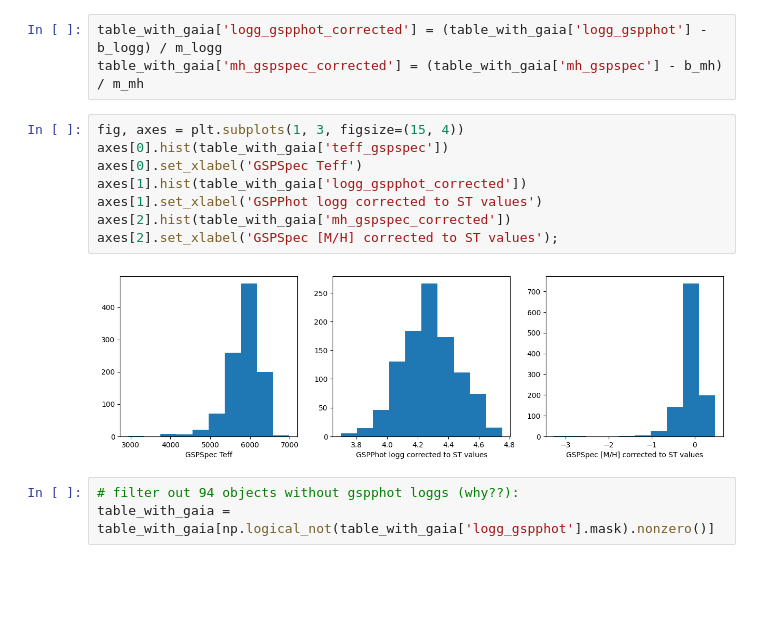
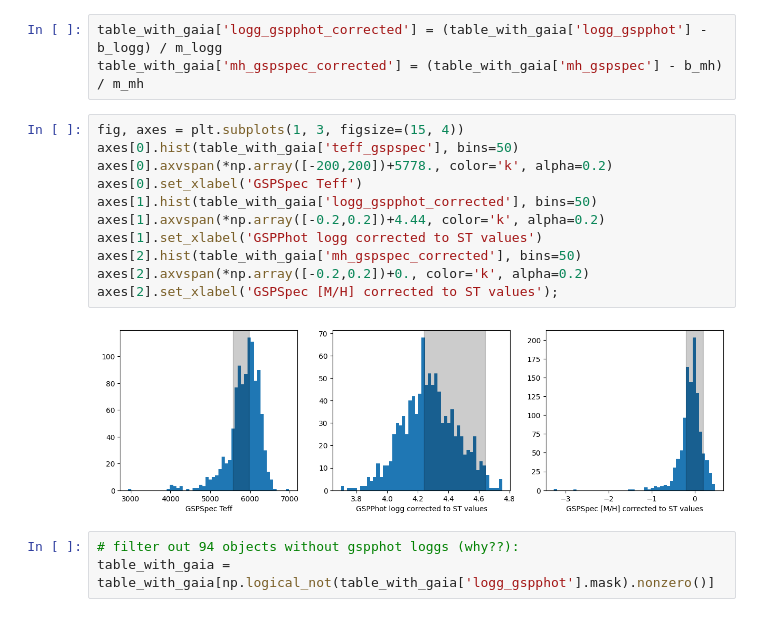
Before and after one commit to megbedell/TACS, a Jupyter notebook: gaia_params.ipynb, the cells around one changed output. Cells and saved outputs as stored; diff of their text form; blank space fills up the shorter version.

```diff
--- a/gaia_params.ipynb
+++ b/gaia_params.ipynb
@@ -170,14 +170,17 @@ table_with_gaia['logg_gspphot_corrected'] = (table_with_gaia['logg_gspphot'] - b
 table_with_gaia['mh_gspspec_corrected'] = (table_with_gaia['mh_gspspec'] - b_mh) / m_mh
 # %%
 fig, axes = plt.subplots(1, 3, figsize=(15, 4))
-axes[0].hist(table_with_gaia['teff_gspspec'])
+axes[0].hist(table_with_gaia['teff_gspspec'], bins=50)
+axes[0].axvspan(*np.array([-200,200])+5778., color='k', alpha=0.2)
 axes[0].set_xlabel('GSPSpec Teff')
-axes[1].hist(table_with_gaia['logg_gspphot_corrected'])
+axes[1].hist(table_with_gaia['logg_gspphot_corrected'], bins=50)
+axes[1].axvspan(*np.array([-0.2,0.2])+4.44, color='k', alpha=0.2)
 axes[1].set_xlabel('GSPPhot logg corrected to ST values')
-axes[2].hist(table_with_gaia['mh_gspspec_corrected'])
+axes[2].hist(table_with_gaia['mh_gspspec_corrected'], bins=50)
+axes[2].axvspan(*np.array([-0.2,0.2])+0., color='k', alpha=0.2)
 axes[2].set_xlabel('GSPSpec [M/H] corrected to ST values');
 # %% [output]
-[figure, old version]
+[figure, new version]
 # %%
 # filter out 94 objects without gspphot loggs (why??):
 table_with_gaia = table_with_gaia[np.logical_not(table_with_gaia['logg_gspphot'].mask).nonzero()]
```
Also changed, not shown: parts of 19 cells of this notebook, 1 other file.
